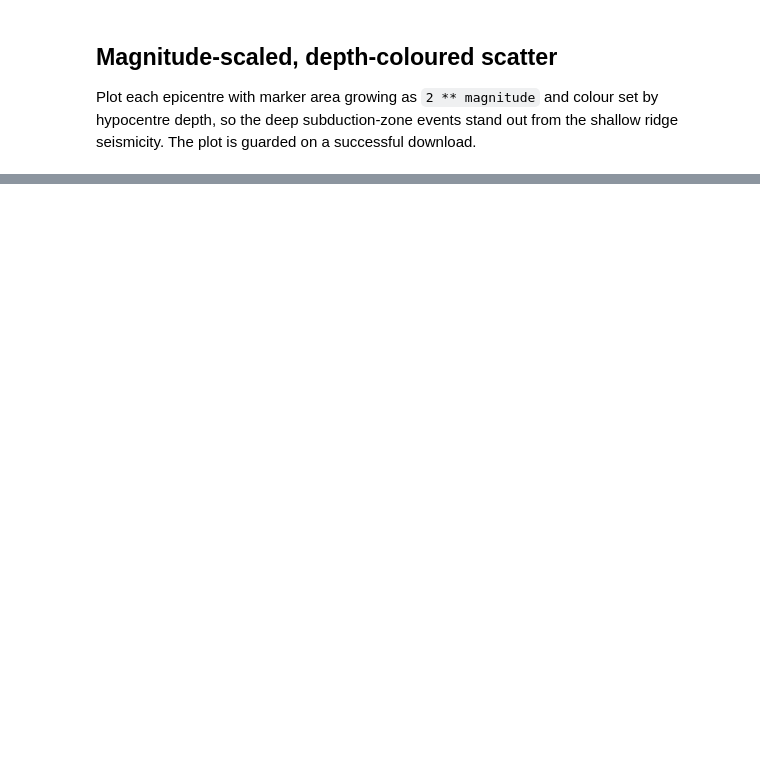
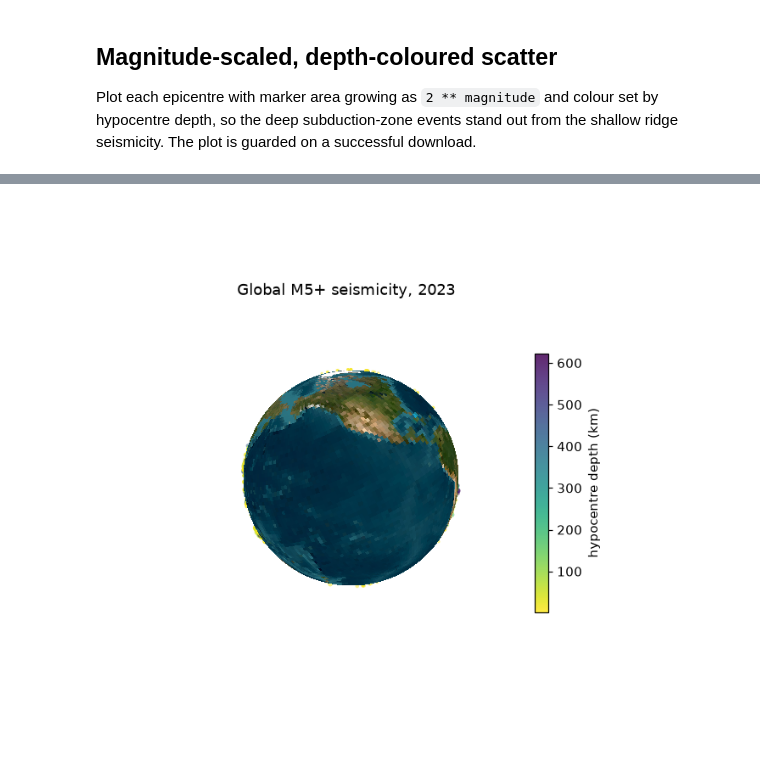
Before and after one commit to serapeum-org/earth2observe, a Jupyter notebook: docs/examples/fdsn/global_seismicity_map.ipynb, the cells around one changed output, grey strips where cells are left out. Saved outputs shown, nothing was run; the diff lists cells and outputs as text; code cells hidden in the pictures; blank space fills up the shorter version.

```diff
--- a/docs/examples/fdsn/global_seismicity_map.ipynb
+++ b/docs/examples/fdsn/global_seismicity_map.ipynb
@@ -9,12 +9,17 @@ The imports up front: `Path` for the scratch output directory, `matplotlib` for
 # %%
 from pathlib import Path
 
+import digitalearth as de
 import matplotlib.pyplot as plt
+from IPython.display import Image, display
 
 from earthlens.core import EarthLens
 
-OUT_DIR = Path('fdsn_output')
-OUT_DIR.mkdir(exist_ok=True)
+# Off the system drive; override with EARTHLENS_CACHE if your cache lives elsewhere.
+import os
+
+OUT_DIR = Path(os.environ.get('EARTHLENS_CACHE', 'D:/earthlens-cache')) / 'fdsn'
+OUT_DIR.mkdir(parents=True, exist_ok=True)
 # %% [markdown]
 ## Query one year of global M5+ events
 
@@ -62,0 +88,26 @@ if events is not None and len(events):
+# %%
+if events is not None and len(events):
+    magnitude = events['magnitude'].to_numpy()
+    depth = events['depth_km'].to_numpy()
+
+    globe = de.TexturedGlobe.from_provider(
+        'Esri.WorldImagery', texture_n_lon=1024, texture_n_lat=512, n_lon=180, n_lat=90
+    )
+    globe.draw(spin=140.0)  # spin=140 brings the Pacific ring of fire round to face us
+    quakes = globe.points(
+        events,
+        s=2 ** magnitude / 6,  # marker area ~ magnitude, as in the flat map above
+        c=depth,
+        cmap='viridis_r',
+        alpha=0.85,
+        edgecolor='none',
+        zorder=6,
+    )
+    bar = globe.fig.colorbar(quakes, ax=globe.ax, shrink=0.6, pad=0.02)
+    bar.set_label('hypocentre depth (km)')
+    globe.ax.set_title('Global M5+ seismicity, 2023')
+    globe.save(str(OUT_DIR / 'seismicity_globe.png'), dpi=110)
+    globe.close()
+    display(Image(filename=str(OUT_DIR / 'seismicity_globe.png')))
+# %% [output]
+[figure, added]
```
Also changed, not shown: parts of 5 cells of this notebook, 3 other files.
